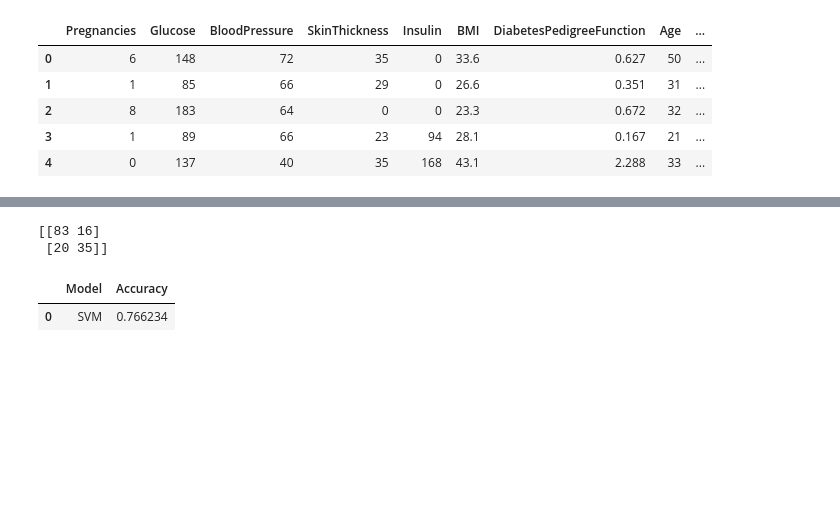
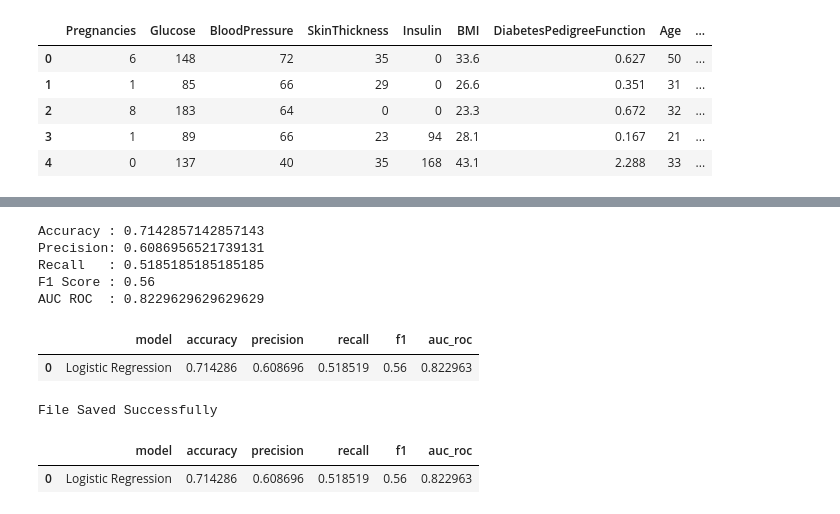
Before and after one commit to ap24110011024/Disease_detection, a Jupyter notebook: notebooks/diabetes/logistic_regression.ipynb, the cells around one changed output, grey strips where cells are left out. Drawn from its saved outputs; the diff is of its cells as text; code cells hidden in the pictures; blank space fills up the shorter version.

```diff
--- a/notebooks/svm_model.ipynb
+++ b/notebooks/diabetes/logistic_regression.ipynb
@@ -62,0 +44,2 @@ best_svm = grid_search.best_estimator_
+# %%
+model.fit(X_train, y_train)
@@ -63,2 +48,2 @@ best_svm = grid_search.best_estimator_
 # %%
-y_pred = best_svm.predict(X_test)
+y_pred = model.predict(X_test)
@@ -85,18 +50,52 @@ weighted avg       0.76      0.77      0.76       154
-# %%
-print(confusion_matrix(
-    y_test,
-    y_pred
-))
-# %% [output]
-[[83 16]
- [20 35]]
-# %%
-comparison = pd.DataFrame({
-    "Model": ["SVM"],
-    "Accuracy": [accuracy]
-})
-
-comparison
-# %% [output]
-|  | Model | Accuracy |
-| 0 | SVM | 0.766234 |
+# %%
+y_prob = model.predict_proba(X_test)[:, 1]
+# %%
+accuracy = accuracy_score(y_test, y_pred)
+
+precision = precision_score(y_test, y_pred)
+
+recall = recall_score(y_test, y_pred)
+
+f1 = f1_score(y_test, y_pred)
+
+auc = roc_auc_score(y_test, y_prob)
+# %%
+print("Accuracy :", accuracy)
+print("Precision:", precision)
+print("Recall   :", recall)
+print("F1 Score :", f1)
+print("AUC ROC  :", auc)
+# %% [output]
+Accuracy : 0.7142857142857143
+Precision: 0.6086956521739131
+Recall   : 0.5185185185185185
+F1 Score : 0.56
+AUC ROC  : 0.8229629629629629
+# %%
+results = pd.DataFrame({
+    "model": ["Logistic Regression"],
+    "accuracy": [accuracy],
+    "precision": [precision],
+    "recall": [recall],
+    "f1": [f1],
+    "auc_roc": [auc]
+})
+
+results
+# %% [output]
+|  | model | accuracy | precision | recall | f1 | auc_roc |
+| 0 | Logistic Regression | 0.714286 | 0.608696 | 0.518519 | 0.56 | 0.822963 |
+# %%
+results.to_csv(
+    "../results/results_log.csv",
+    index=False
+)
+
+print("File Saved Successfully")
+# %% [output]
+File Saved Successfully
+# %%
+pd.read_csv("../results/results_log.csv")
+# %% [output]
+|  | model | accuracy | precision | recall | f1 | auc_roc |
+| 0 | Logistic Regression | 0.714286 | 0.608696 | 0.518519 | 0.56 | 0.822963 |
```
Also changed, not shown: parts of 12 cells of this notebook, 23 other files.
